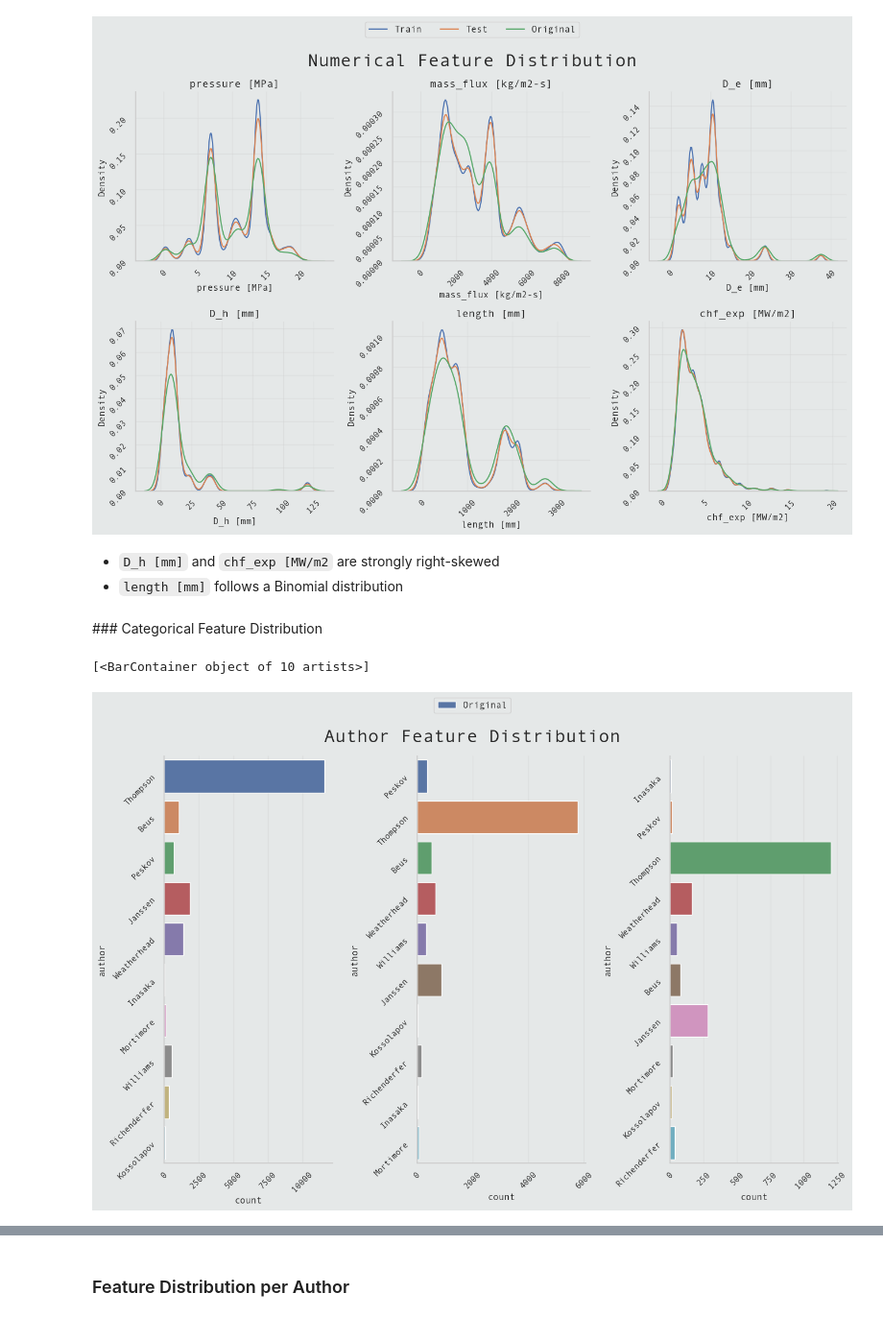
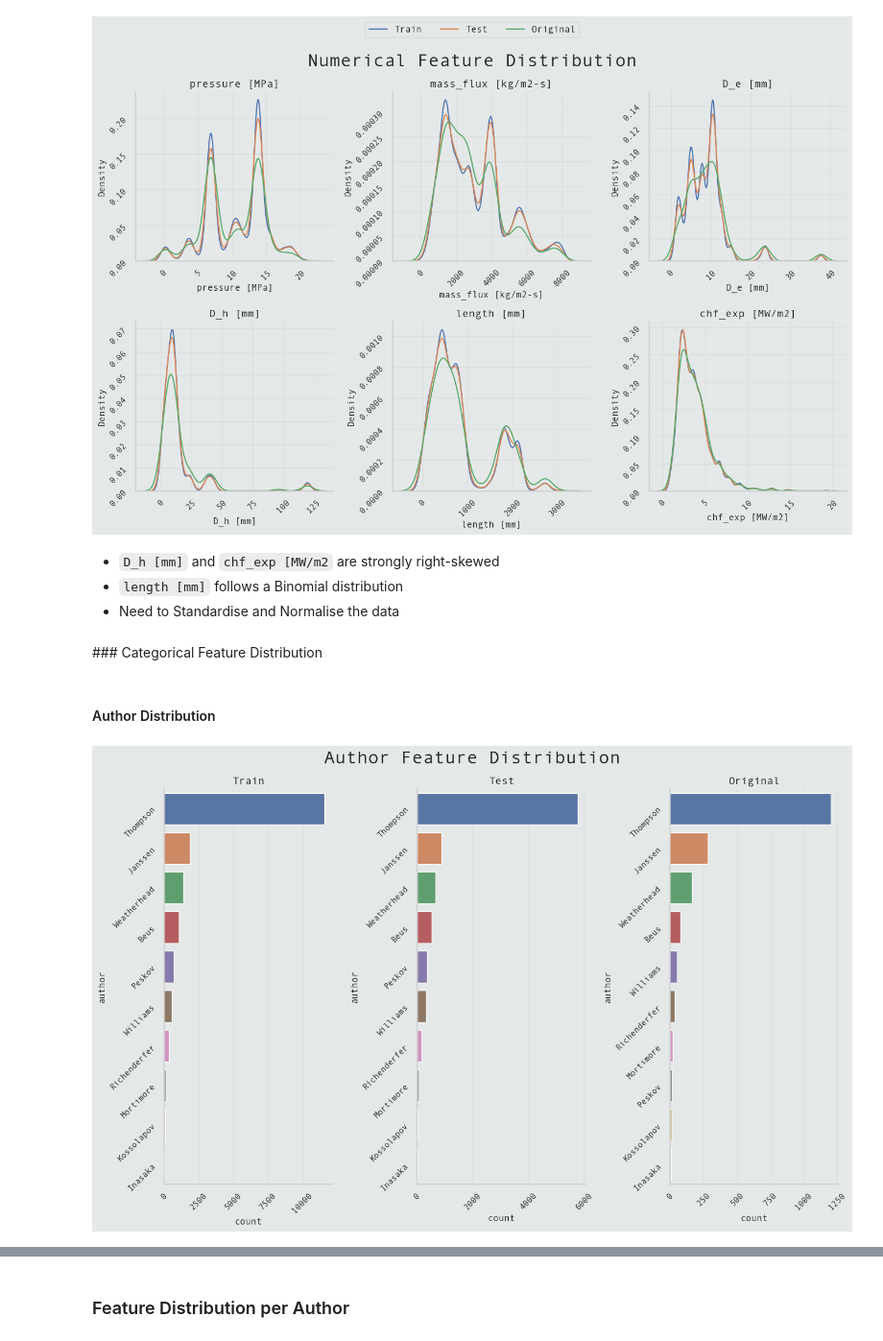
Before and after one commit to Volscente/kaggle_tps, a Jupyter notebook: notebooks/S3E15/heat_flux_feature_imputation.ipynb, the cells around one changed output, grey strips where cells are left out. Shown at 96% size. Drawn from its saved outputs; the diff is of its cells as text; code cells hidden in the pictures.

```diff
--- a/notebooks/S3E15/heat_flux_feature_imputation.ipynb
+++ b/notebooks/S3E15/heat_flux_feature_imputation.ipynb
@@ -124,6 +124,11 @@ train_data = data[data['x_e_out [-]'].notnull()]
 test_data = data[data['x_e_out [-]'].isnull()]
 # %% [markdown]
 # Exploratory Data Analysis (EDA)
+# %%
+# Define dictionary of data to plot
+data_to_plot = {'Train': train_data,
+                'Test': test_data,
+                'Original': original_data}
 # %% [markdown]
 ## Shapes Information
 # %%
@@ -249,55 +254,38 @@ plt.tight_layout()
 # %% [markdown]
 - `D_h [mm]` and `chf_exp [MW/m2` are strongly right-skewed
 - `length [mm]` follows a Binomial distribution
+- Need to Standardise and Normalise the data
 # %% [markdown]
 ### Categorical Feature Distribution
+# %% [markdown]
+#### Author Distribution
 # %%
 # Plot the countplot for the 'Author' feature
 figure, ax = plt.subplots(1, 3, figsize=(14, 9))
 ax = ax.flatten()
 
-# Plot data
-# TODO Order
-sns.countplot(data=train_data,
-              y='author',
-              label='Train',
-              ax=ax[0])
+# Fetch the data to plot
+for index, dataset_name in enumerate(data_to_plot.keys()):
 
-sns.countplot(data=test_data,
-              y='author',
-              label='Test',
-              ax=ax[1])
-
-sns.countplot(data=original_data,
-              y='author',
-              label='Original',
-              ax=ax[2])
-
-for index in range(0, 3):
+    # Plot data
+    sns.countplot(data=data_to_plot[dataset_name],
+                  y='author',
+                  label=dataset_name,
+                  order=data_to_plot[dataset_name]['author'].value_counts().index,
+                  ax=ax[index])
 
     # Set subplot tick rotation
     ax[index].tick_params(labelrotation=45)
 
-    # Retrieve legend information
-    handles = ax[index].get_legend_handles_labels()[0]
-    labels = ax[index].get_legend_handles_labels()[1]
-    ax[index].legend().remove()
-
-print(handles)
-# Set the legend
-figure.legend(handles,
-              labels,
-              loc='center',
-              bbox_to_anchor=(0.5, 1.03),
-              fontsize=12,
-              ncol=3)
+    # Set subplot title
+    ax[index].set_title(f'{dataset_name}',
+                        fontsize=14)
 
 # Set figure Title
 figure.suptitle('Author Feature Distribution',
                 fontweight='bold',
                 fontsize=24)
 
 plt.tight_layout()
 # %% [output]
-[<BarContainer object of 10 artists>]
-[figure, old version]
+[figure, new version]
```
Also changed, not shown: parts of 24 cells of this notebook.
